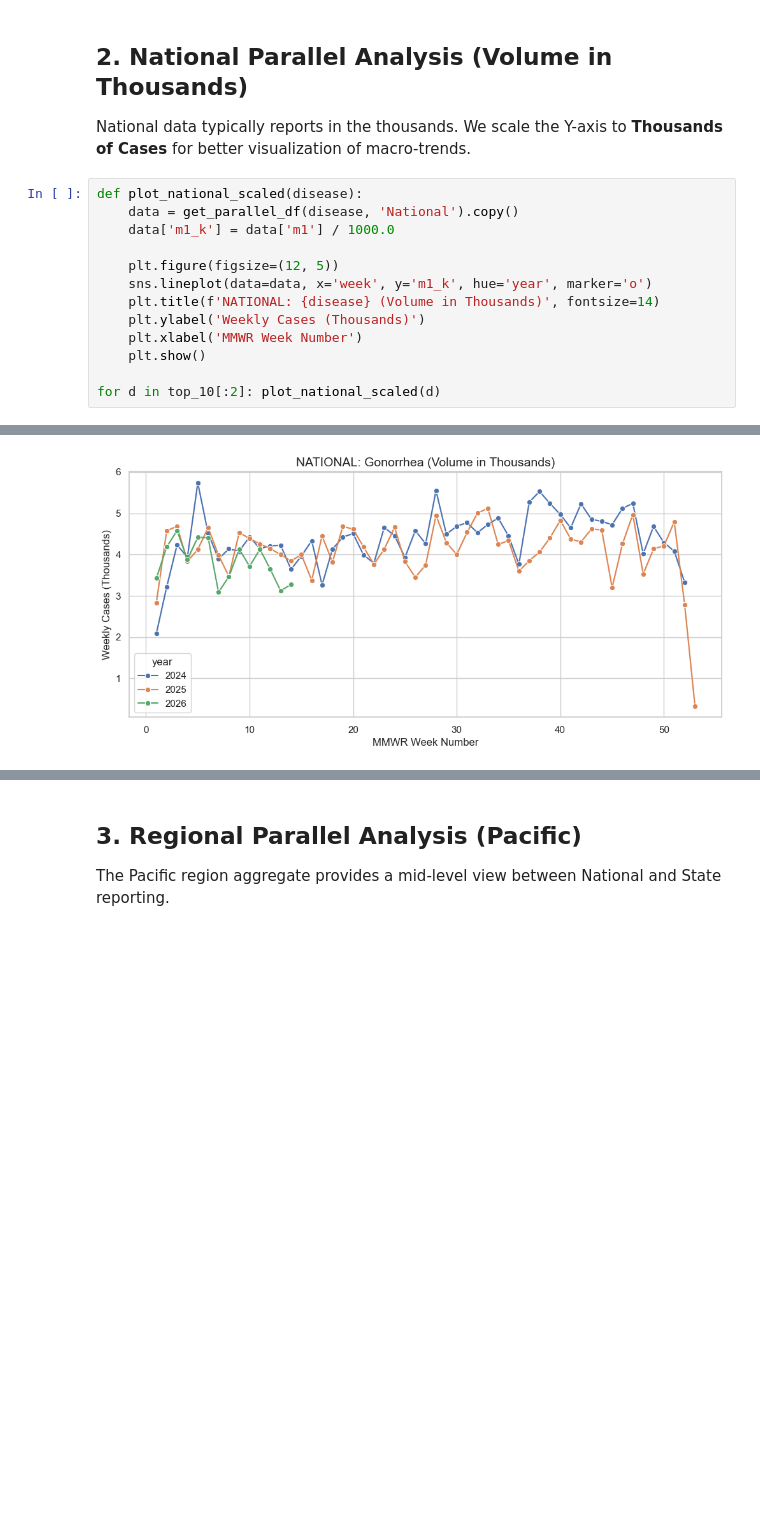
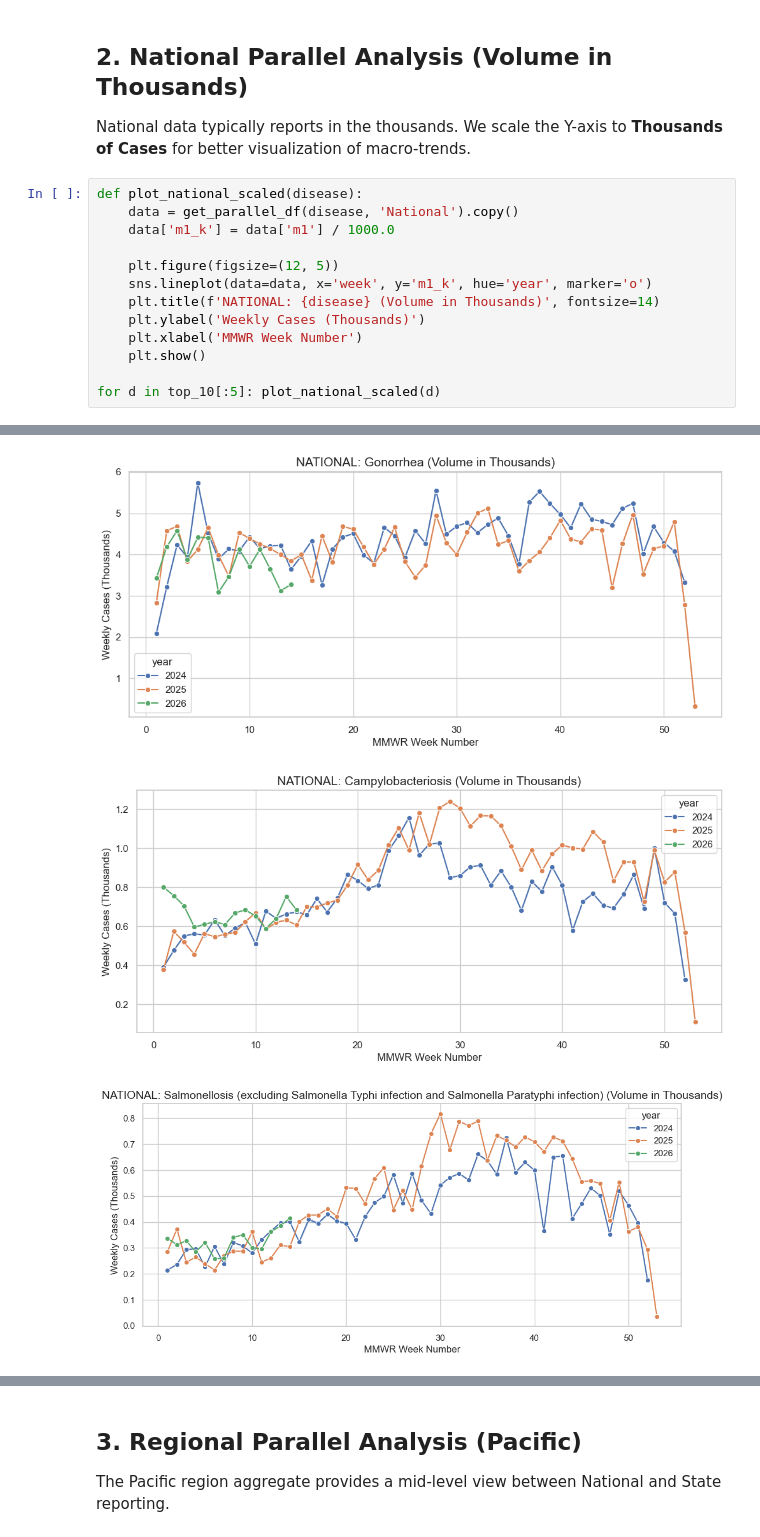
Before and after one commit to tn9-git/Health, a Jupyter notebook: NNDSS Weekly Update.ipynb, the cells around one changed output, grey strips where cells are left out. Drawn from its saved outputs; the diff is of its cells as text; blank space fills up the shorter version.

Commit message:
Add final visualizations and update notebook outputs

```diff
--- a/NNDSS Weekly Update.ipynb
+++ b/NNDSS Weekly Update.ipynb
@@ -58,16 +58,18 @@ National data typically reports in the thousands. We scale the Y-axis to **Thous
 # %%
 def plot_national_scaled(disease):
     data = get_parallel_df(disease, 'National').copy()
     data['m1_k'] = data['m1'] / 1000.0
 
     plt.figure(figsize=(12, 5))
     sns.lineplot(data=data, x='week', y='m1_k', hue='year', marker='o')
     plt.title(f'NATIONAL: {disease} (Volume in Thousands)', fontsize=14)
     plt.ylabel('Weekly Cases (Thousands)')
     plt.xlabel('MMWR Week Number')
     plt.show()
 
-for d in top_10[:2]: plot_national_scaled(d)
+for d in top_10[:5]: plot_national_scaled(d)
 # %% [output]
 [figure]
 [figure]
+[figure, added]
+[figure, added]
```
Also changed, not shown: parts of 3 cells of this notebook, 3 other files.
